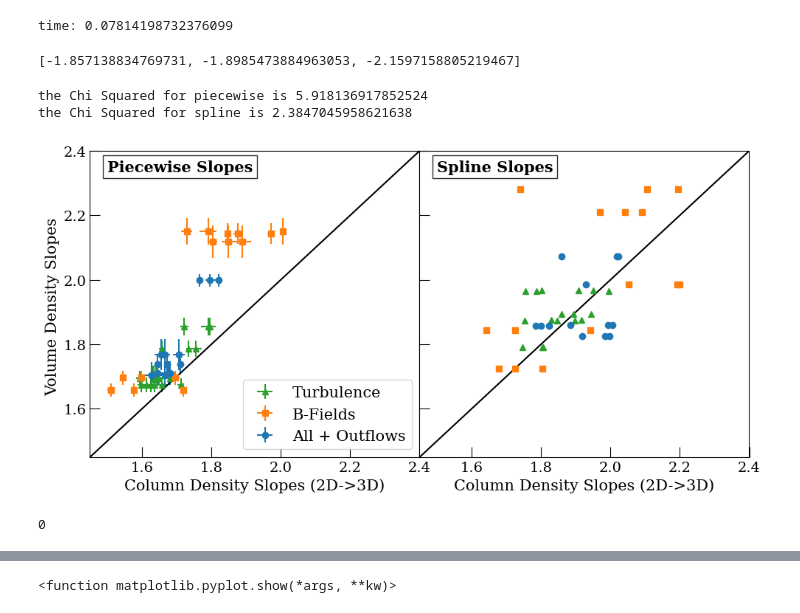
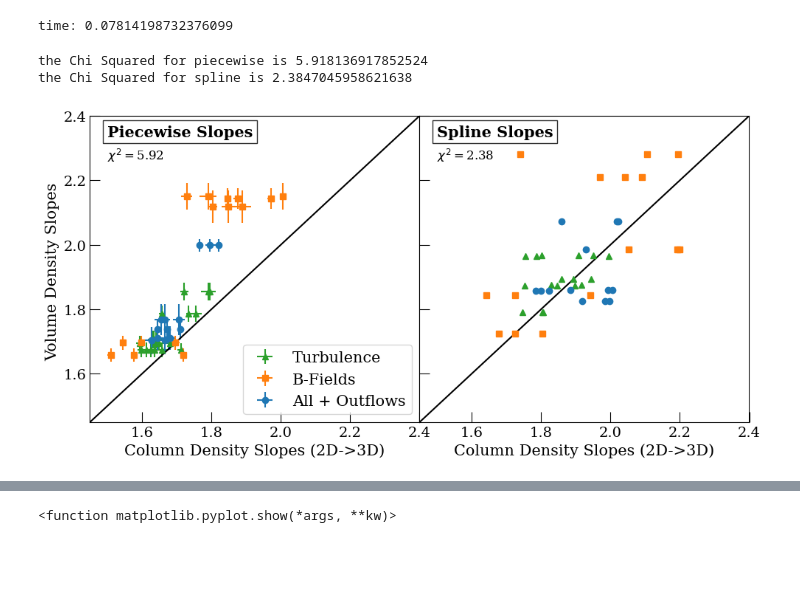
Before and after one commit to Kiihne/PDF-kiihne, a Jupyter notebook: full_pipeline.ipynb, the cells around one changed output, grey strips where cells are left out. Cells and saved outputs as stored; diff of their text form; code cells hidden in the pictures; blank space fills up the shorter version.

```diff
--- a/full_pipeline.ipynb
+++ b/full_pipeline.ipynb
@@ -1464,10 +1419,6 @@ starting
 2
 [figure]
 time: 0.07814198732376099
-# %%
-spline_slope
-# %% [output]
-[-1.857138834769731, -1.8985473884963053, -2.1597158805219467]
 # %%
 #produce analysis plots comparing slopes
 #get the slopes from the volume density file from Sabrina
@@ -1855,38 +1806,38 @@ if num_runs == 1:
     ax[0].errorbar(piece_comparison_gt[12+snap],turbulence_PDF_vol_full[12+snap],color = 'black', fmt = '.', markersize = 7)
     ax[1].errorbar(spline_comparison_gt[0+snap],turbulence_3D_vol_spline_full[0+snap],color = 'black', fmt = '.', markersize = 7)
     ax[1].errorbar(spline_comparison_gt[6+snap],turbulence_3D_vol_spline_full[6+snap],color = 'black', fmt = '.', markersize = 7)
     ax[1].errorbar(spline_comparison_gt[12+snap],turbulence_3D_vol_spline_full[12+snap],color = 'black', fmt = '.', markersize = 7)
 #chi squared calculations
 chi_piecewise = 0
 chi_spline = 0
 for u in range(len(piece_comparison_gt)):
     chi_piecewise = chi_piecewise + (piece_comparison_gt[u]-turbulence_PDF_vol_full[u])**2/turbulence_PDF_vol_full[u]**2+ (piece_comparison_gtm[u]-mag_PDF_vol_full[u])**2/mag_PDF_vol_full[u]**2+ (piece_comparison_gtmp[u]-outflows_PDF_vol_full[u])**2/outflows_PDF_vol_full[u]**2
     chi_spline = chi_spline + (spline_comparison_gt[u]-turbulence_3D_vol_spline_full[u])**2/turbulence_3D_vol_spline_full[u]**2 + (spline_comparison_gtm[u]-mag_3D_vol_spline_full[u])**2/mag_3D_vol_spline_full[u]**2 + (spline_comparison_gtmp[u]-outflows_3D_vol_spline_full[u])**2/outflows_3D_vol_spline_full[u]**2
 print('the Chi Squared for piecewise is',chi_piecewise)
 print('the Chi Squared for spline is',chi_spline)
+chi_piecewise = str(round(chi_piecewise,2))
+chi_spline = str(round(chi_spline,2))
 ax[1].plot(x,y, color = 'black')
 ax[1].set_xlabel('Column Density Slopes (2D->3D)', size=15)
 ax[1].set_ylim(1.45,2.4)
 ax[1].set_xlim(1.45,2.4)
 ax[1].annotate('Spline Slopes', (1.5,2.35), color = 'black', fontsize =15, weight = 'bold',horizontalalignment='left',verticalalignment='center', textcoords='data', bbox=dict(facecolor='white', alpha=0.8))
+ax[0].annotate(r'$\chi^2=$'+str(chi_piecewise), (1.5,2.28), color = 'black', fontsize =12,horizontalalignment='left',verticalalignment='center', textcoords='data')
+ax[1].annotate(r'$\chi^2=$'+str(chi_spline), (1.5,2.28), color = 'black', fontsize =12,horizontalalignment='left',verticalalignment='center', textcoords='data')
 #ax[1].set_xticks((1.6,1.8,2.0,2.2,2.4))
 ax[1].tick_params(direction='in', which = 'major', size =10,labelsize = 14)
 ax[1].tick_params(direction='in', which = 'minor', size =4)
 
 plt.tight_layout()
 
 if num_runs == 1:
     plt.savefig('pipeline/'+ perc +'per_pipeline/3D_'+ perc+'_percent_slope_spline_pdFit.pdf', bbox_inches='tight', format = 'pdf')
 else:
     plt.savefig('pipeline/3D_slope_spline_pdFit.pdf', bbox_inches='tight', format = 'pdf')
 # %% [output]
 the Chi Squared for piecewise is 5.918136917852524
 the Chi Squared for spline is 2.3847045958621638
-[figure, old version]
+[figure, new version]
-# %%
-len(piece_comparison_gt)-len(turbulence_PDF_vol_full)
-# %% [output]
-0
 # %%
 #2D graph of piecewise and spline slopes
 #plot bells and whistles
```
Also changed, not shown: parts of 6 cells of this notebook, 1 other file.
